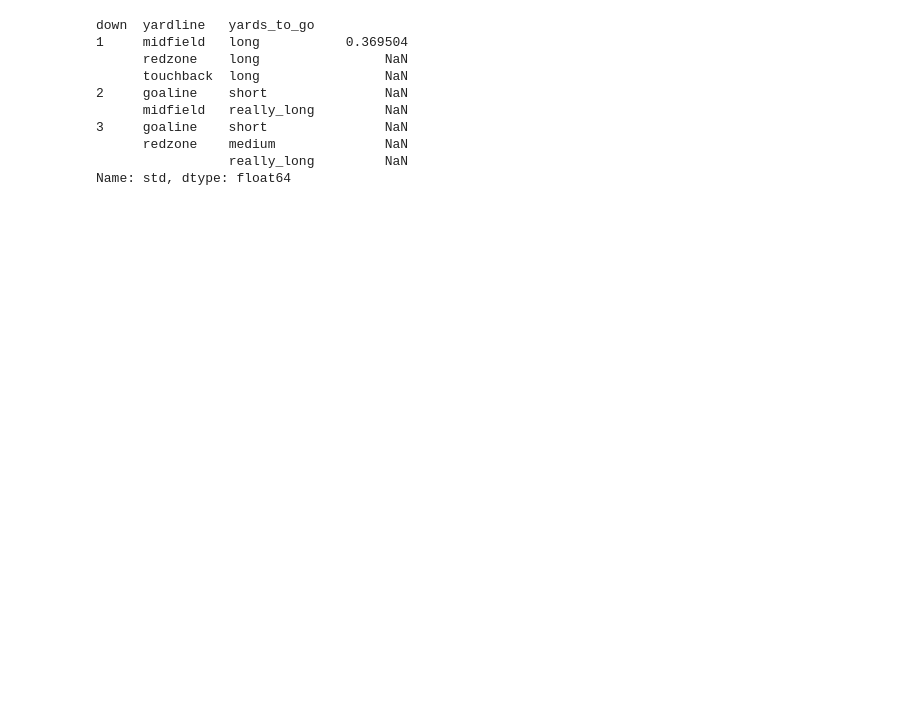
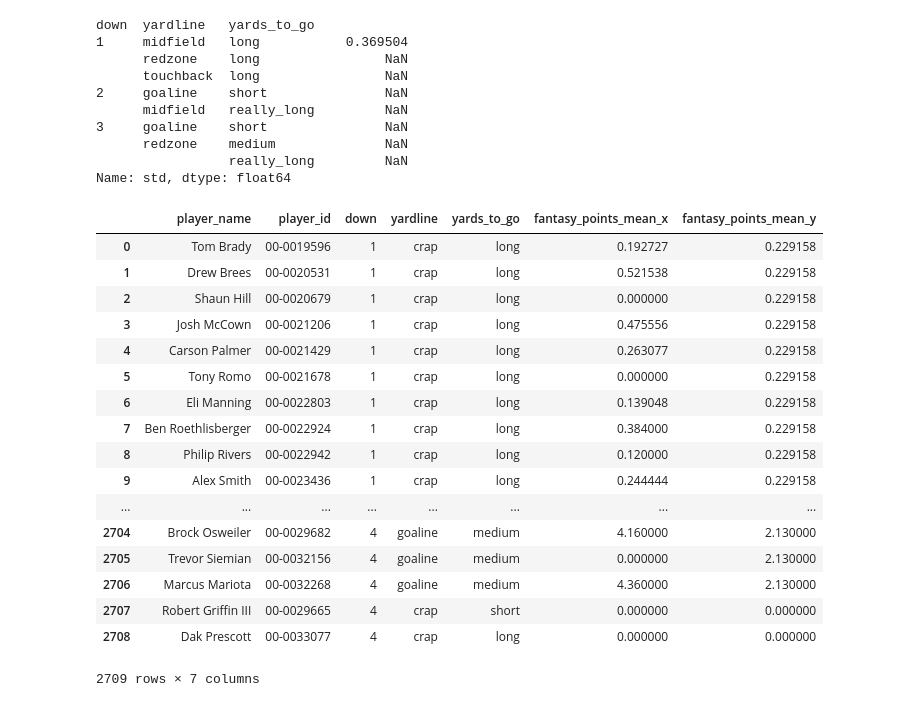
Before and after one commit to stevenkim/seattle_showdown, a Jupyter notebook: notebooks/playing_around_with_data.ipynb, the cells around one changed output. Cells and saved outputs as stored; diff of their text form; code cells hidden in the pictures; blank space fills up the shorter version.

```diff
--- a/notebooks/playing_around_with_data.ipynb
+++ b/notebooks/playing_around_with_data.ipynb
@@ -37,3 +21,27 @@ down  yardline   yards_to_go
       redzone    medium              NaN
                  really_long         NaN
 Name: std, dtype: float64
+# %%
+avg = pd.read_csv('../data/2016_17_Regular/qb_season_averages.csv')
+qbs = pd.read_csv('../data/2016_17_Regular/qb_season_averages_by_player.csv')
+
+pd.merge(qbs, avg, on=['down', 'yardline', 'yards_to_go'])[['player_name', 'player_id', 'down', 'yardline', 'yards_to_go', 'fantasy_points_mean_x', 'fantasy_points_mean_y']]
+# %% [output]
+|  | player_name | player_id | down | yardline | yards_to_go | fantasy_points_mean_x | fantasy_points_mean_y |
+| 0 | Tom Brady | 00-0019596 | 1 | crap | long | 0.192727 | 0.229158 |
+| 1 | Drew Brees | 00-0020531 | 1 | crap | long | 0.521538 | 0.229158 |
+| 2 | Shaun Hill | 00-0020679 | 1 | crap | long | 0.000000 | 0.229158 |
+| 3 | Josh McCown | 00-0021206 | 1 | crap | long | 0.475556 | 0.229158 |
+| 4 | Carson Palmer | 00-0021429 | 1 | crap | long | 0.263077 | 0.229158 |
+| 5 | Tony Romo | 00-0021678 | 1 | crap | long | 0.000000 | 0.229158 |
+| 6 | Eli Manning | 00-0022803 | 1 | crap | long | 0.139048 | 0.229158 |
+| 7 | Ben Roethlisberger | 00-0022924 | 1 | crap | long | 0.384000 | 0.229158 |
+| 8 | Philip Rivers | 00-0022942 | 1 | crap | long | 0.120000 | 0.229158 |
+| 9 | Alex Smith | 00-0023436 | 1 | crap | long | 0.244444 | 0.229158 |
+| ... | ... | ... | ... | ... | ... | ... | ... |
+| 2704 | Brock Osweiler | 00-0029682 | 4 | goaline | medium | 4.160000 | 2.130000 |
+| 2705 | Trevor Siemian | 00-0032156 | 4 | goaline | medium | 0.000000 | 2.130000 |
+| 2706 | Marcus Mariota | 00-0032268 | 4 | goaline | medium | 4.360000 | 2.130000 |
+| 2707 | Robert Griffin III | 00-0029665 | 4 | crap | short | 0.000000 | 0.000000 |
+| 2708 | Dak Prescott | 00-0033077 | 4 | crap | long | 0.000000 | 0.000000 |
+2709 rows × 7 columns
```
Also changed, not shown: parts of 4 cells of this notebook, 22 other files.
